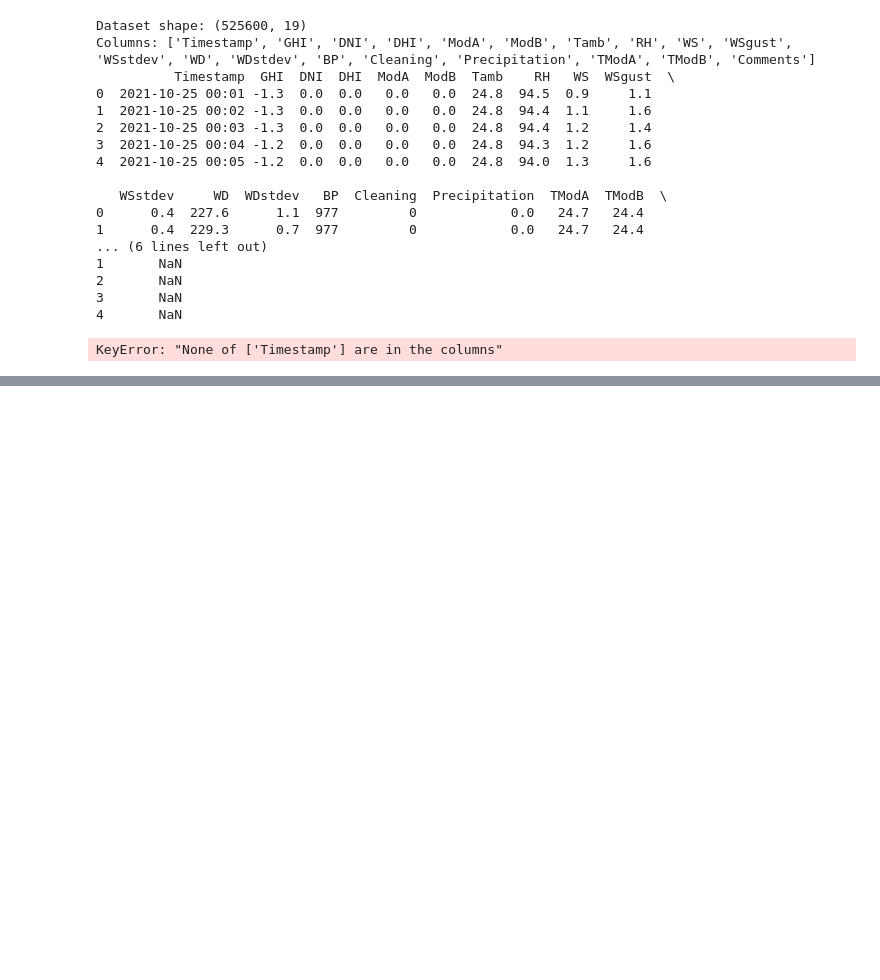
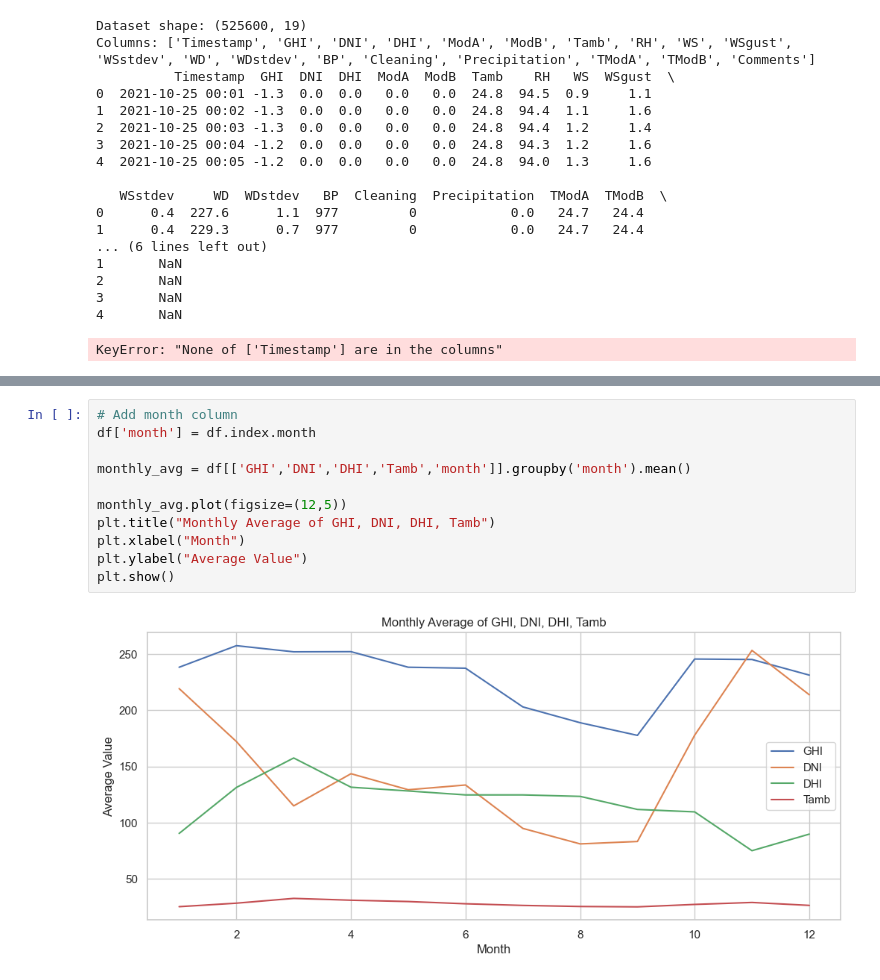
Before and after one commit to wakgari-Elias/solar-challenge-week1, a Jupyter notebook: notebooks/togo_eda.ipynb, the cells around one changed output, grey strips where cells are left out. Cells and saved outputs as stored; diff of their text form; blank space fills up the shorter version.

```diff
--- a/notebooks/togo_eda.ipynb
+++ b/notebooks/togo_eda.ipynb
@@ -131,0 +398,13 @@ KeyError: "None of ['Timestamp'] are in the columns"
+# %%
+# Add month column
+df['month'] = df.index.month
+
+monthly_avg = df[['GHI','DNI','DHI','Tamb','month']].groupby('month').mean()
+
+monthly_avg.plot(figsize=(12,5))
+plt.title("Monthly Average of GHI, DNI, DHI, Tamb")
+plt.xlabel("Month")
+plt.ylabel("Average Value")
+plt.show()
+# %% [output]
+[figure, added]
```
Also changed, not shown: parts of 36 cells of this notebook.
